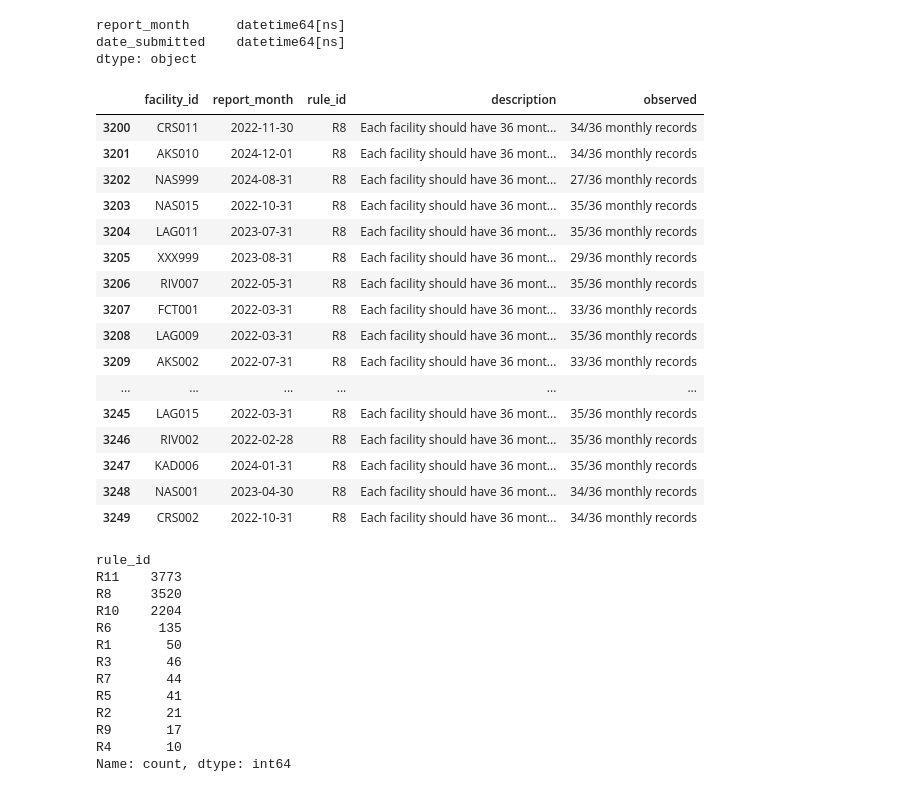
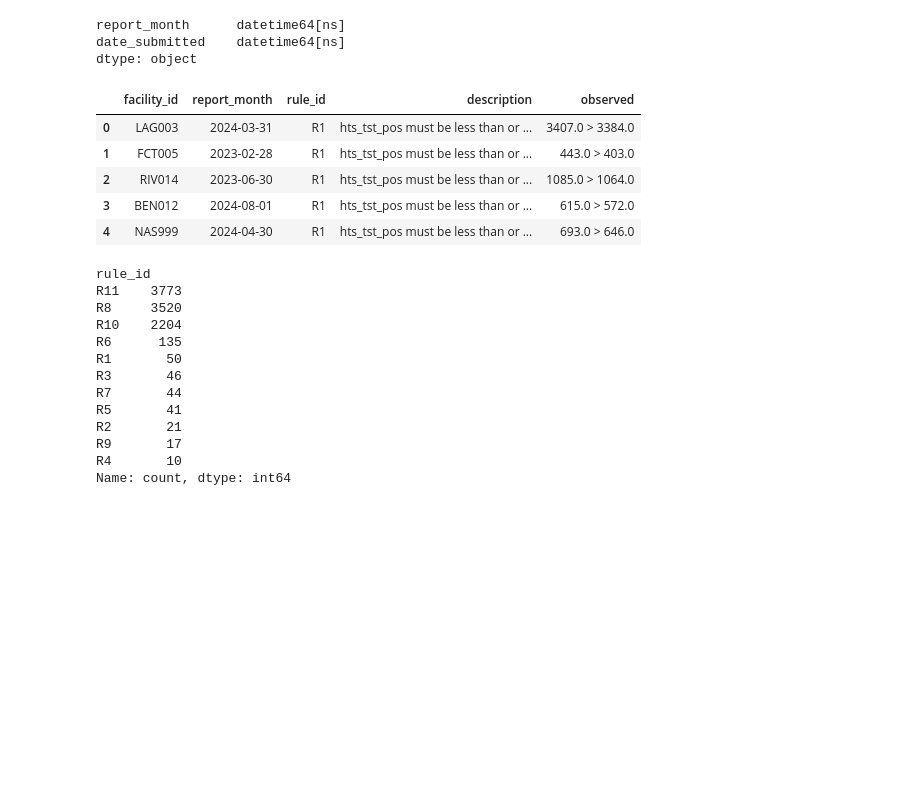
Before and after one commit to AlozieCollins/Intern-dataset-work, a Jupyter notebook: work.ipynb, the cells around one changed output. Saved outputs shown, nothing was run; the diff lists cells and outputs as text; code cells hidden in the pictures; blank space fills up the shorter version.

```diff
--- a/work.ipynb
+++ b/work.ipynb
@@ -32,3 +32,16 @@ df
 | 4412 | NAS001 | MODEL PRIMARY HEALTH CENTRE LAFIA | NASARAWA | LAFIA | 2022-03-31 | 128 |  | 1 | 502 | ... |
 | 4413 | RIV009 | MISSION HOSPITAL KHANA II | RIVERS | KHANA | 2024-09-30 | 544 | 7 | 4 | 764 | ... |
 4414 rows × 20 columns
+# %%
+# Some states has two different spelling so i had to change them to just one
+df["state"] = (
+    df["state"].str.strip().str.upper().replace({
+        "FCT": "FCT",
+        "FEDERAL CAPITAL TERRITORY": "FCT",
+        'F.C.T.': "FCT",
+        "CROSS-RIVER": "CROSS RIVER",
+        "AKWA-IBOM": "AKWA IBOM"
+    })
+)
+
+df["state"].value_counts()
@@ -356,17 +382,15 @@ def make_issue(df, mask, rule_id, description, observed):
         ["facility_id", "report_month", "rule_id", "description", "observed"]
     ]
 # %%
+# function that makes sure hts_tst_pos <= hts_tst
 def r1(df):
     mask = (
         df["hts_tst_pos"].notna() &
-        df["hts_tst"].notna() &
-        (df["hts_tst_pos"] > df["hts_tst"])
+        df["hts_tst"].notna() & (df["hts_tst_pos"] > df["hts_tst"])
     )
 
     observed = (
-        df["hts_tst_pos"].astype("string")
-        + " > " +
-        df["hts_tst"].astype("string")
+        df["hts_tst_pos"].astype("string")+ " > " +df["hts_tst"].astype("string")
     )
 
     return make_issue(
@@ -406,6 +431,7 @@ def r2(df):
         observed
     )
 # %%
+# r3 validates that vl_result_received should be <= vl_eligible, and vl_suppressed should be <= vl_result_received
 def r3(df):
     condition_1 = (
         df["vl_result_received"].notna() &
@@ -423,8 +449,7 @@ def r3(df):
 
     observed = (
         "vl_eligible=" + df["vl_eligible"].astype("string") +
-        ", vl_result_received=" + df["vl_result_received"].astype("string") +
-        ", vl_suppressed=" + df["vl_suppressed"].astype("string")
+        ", vl_result_received=" + df["vl_result_received"].astype("string") +", vl_suppressed=" + df["vl_suppressed"].astype("string")
     )
 
     return make_issue(
@@ -590,22 +622,18 @@ def r10(df):
         observed
     )
 # %%
+# It check if the current tx is eqaul to the expected current tx
 def r11(df):
     previous_tx_curr = (
         df.groupby("facility_id")["tx_curr"].shift(1)
     )
 
     expected_tx_curr = (
-        previous_tx_curr
-        + df["tx_new"]
-        - df["tx_ml"]
+        previous_tx_curr + df["tx_new"]- df["tx_ml"]
     )
 
     valid = (
-        previous_tx_curr.notna()&
-        df["tx_curr"].notna()&
-        df["tx_ml"].notna()&
-        df["tx_new"].notna()
+        previous_tx_curr.notna()& df["tx_curr"].notna()& df["tx_ml"].notna()& df["tx_new"].notna()
     )
 
     mask = valid & (
@@ -613,10 +641,7 @@ def r11(df):
     )
 
     observed = (
-        "actual=" +
-        df["tx_curr"].astype("string") +
-        ", expected=" +
-        expected_tx_curr.astype("string")
+        "actual=" + df["tx_curr"].astype("string") + ", expected=" + expected_tx_curr.astype("string")
     )
 
     return make_issue(
@@ -644,23 +670,13 @@ issues = pd.concat(
     ignore_index= True
 )
 # %%
-issues.iloc[3200:3250]
+# checking the issues df
+issues.head()
 # %% [output]
 |  | facility_id | report_month | rule_id | description | observed |
-| 3200 | CRS011 | 2022-11-30 | R8 | Each facility should have 36 mont... | 34/36 monthly records |
-| 3201 | AKS010 | 2024-12-01 | R8 | Each facility should have 36 mont... | 34/36 monthly records |
-| 3202 | NAS999 | 2024-08-31 | R8 | Each facility should have 36 mont... | 27/36 monthly records |
-| 3203 | NAS015 | 2022-10-31 | R8 | Each facility should have 36 mont... | 35/36 monthly records |
-| 3204 | LAG011 | 2023-07-31 | R8 | Each facility should have 36 mont... | 35/36 monthly records |
-| 3205 | XXX999 | 2023-08-31 | R8 | Each facility should have 36 mont... | 29/36 monthly records |
-| 3206 | RIV007 | 2022-05-31 | R8 | Each facility should have 36 mont... | 35/36 monthly records |
-| 3207 | FCT001 | 2022-03-31 | R8 | Each facility should have 36 mont... | 33/36 monthly records |
-| 3208 | LAG009 | 2022-03-31 | R8 | Each facility should have 36 mont... | 35/36 monthly records |
-| 3209 | AKS002 | 2022-07-31 | R8 | Each facility should have 36 mont... | 33/36 monthly records |
-| ... | ... | ... | ... | ... | ... |
-| 3245 | LAG015 | 2022-03-31 | R8 | Each facility should have 36 mont... | 35/36 monthly records |
-| 3246 | RIV002 | 2022-02-28 | R8 | Each facility should have 36 mont... | 35/36 monthly records |
-| 3247 | KAD006 | 2024-01-31 | R8 | Each facility should have 36 mont... | 35/36 monthly records |
-| 3248 | NAS001 | 2023-04-30 | R8 | Each facility should have 36 mont... | 34/36 monthly records |
-| 3249 | CRS002 | 2022-10-31 | R8 | Each facility should have 36 mont... | 34/36 monthly records |
+| 0 | LAG003 | 2024-03-31 | R1 | hts_tst_pos must be less than or ... | 3407.0 > 3384.0 |
+| 1 | FCT005 | 2023-02-28 | R1 | hts_tst_pos must be less than or ... | 443.0 > 403.0 |
+| 2 | RIV014 | 2023-06-30 | R1 | hts_tst_pos must be less than or ... | 1085.0 > 1064.0 |
+| 3 | BEN012 | 2024-08-01 | R1 | hts_tst_pos must be less than or ... | 615.0 > 572.0 |
+| 4 | NAS999 | 2024-04-30 | R1 | hts_tst_pos must be less than or ... | 693.0 > 646.0 |
 # %%
```
Also changed, not shown: parts of 49 cells of this notebook.
